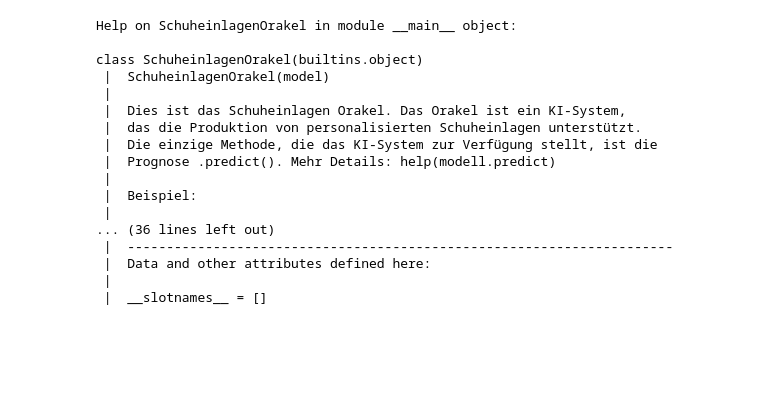
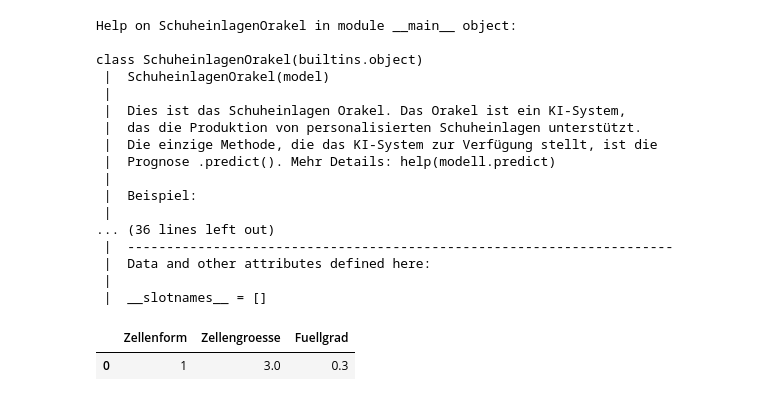
Before and after one commit to gramschs/xai, a Jupyter notebook: doc/tmp.ipynb, the cells around one changed output. Saved outputs shown, nothing was run; the diff lists cells and outputs as text; code cells hidden in the pictures; blank space fills up the shorter version.

```diff
--- a/doc/tmp.ipynb
+++ b/doc/tmp.ipynb
@@ -23,3 +23,16 @@ class SchuheinlagenOrakel(builtins.object)
  |  Data and other attributes defined here:
  |
  |  __slotnames__ = []
+# %%
+import pandas as pd
+
+bauteil = pd.DataFrame({
+    'Zellenform': [1],
+    'Zellengroesse': [3.0],
+    'Fuellgrad': [0.3]
+})
+
+bauteil.head()
+# %% [output]
+|  | Zellenform | Zellengroesse | Fuellgrad |
+| 0 | 1 | 3.0 | 0.3 |
```
Also changed, not shown: parts of 12 cells of this notebook, 5 other files.
